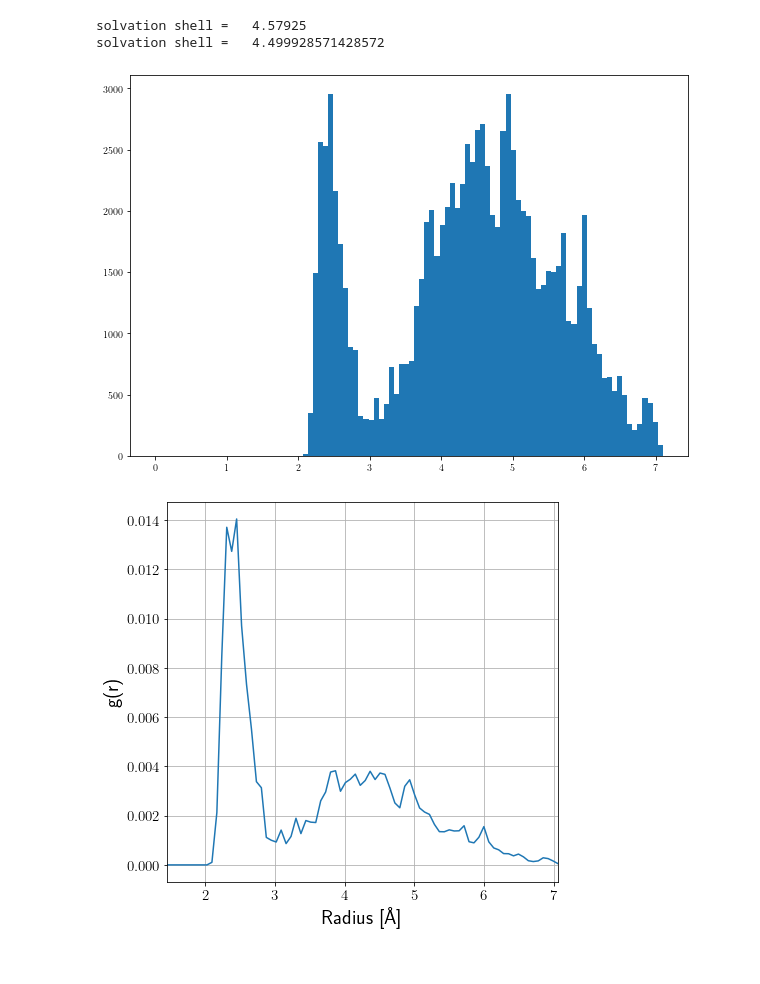
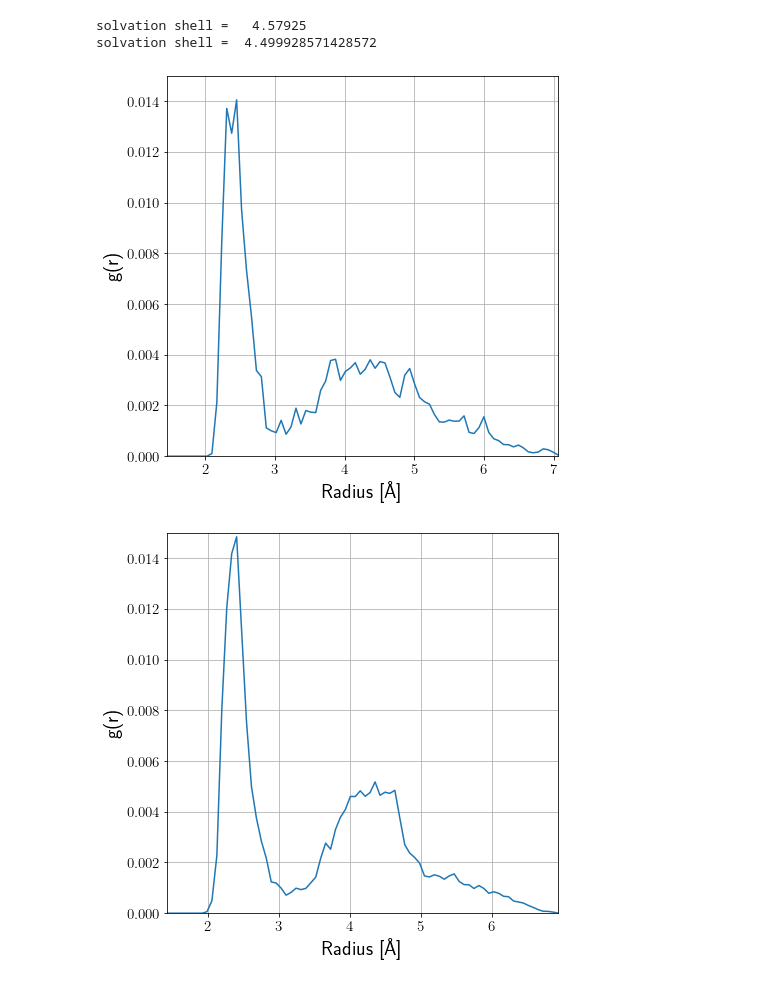
Before and after one commit to JeppJeppsson/CompMol, a Jupyter notebook: Assignment 3/T2_RDF.ipynb, the cells around one changed output. Saved outputs shown, nothing was run; the diff lists cells and outputs as text; code cells hidden in the pictures.

```diff
--- a/Assignment 3/T2_RDF.ipynb
+++ b/Assignment 3/T2_RDF.ipynb
@@ -2,11 +2,11 @@
 # Initialization
 import numpy as np
 import scipy as sp
-from ase import Atoms
+#from ase import Atoms
 from ase.io.trajectory import Trajectory
 from matplotlib import pyplot as plt
 
-plt.rcParams['text.usetex'] = True
+plt.rcParams['text.usetex'] = True # Allows for TeX in figures
 
 # Importing the trajectory
 traj = Trajectory('Data/Dynamics.traj')
@@ -27,9 +27,9 @@ for i in range(start_snap,stop_snap):
 distance_sum *= (len(traj))**-1
 distance_sum = np.sort(distance_sum)
 
-fig,ax = plt.subplots(figsize=(10,7))
+#fig,ax = plt.subplots(figsize=(10,7))
 
-plt.hist(distances,bins = 100)
+#plt.hist(distances,bins = 100)
 hist = np.histogram(distances,bins=100)
 
 dr = hist[1][1]-hist[1][0]
@@ -37,7 +37,7 @@ r = hist[1][1:]-dr/2
 dn_r = hist[0]/(stop_snap-start_snap)
 
 gPrime = dn_r*(4*np.pi*r**2*dr*particle_density)**-1
-g = dn_r*(dr)**-1
+#g = dn_r*(dr)**-1
 
 r_1 = 3
 r_2 = 8
@@ -50,9 +50,10 @@ ax.set_xlabel(r"Radius [Å]",fontsize=20)
 ax.set_ylabel(r"g(r)",fontsize=20)
 ax.tick_params(axis = 'both', labelsize = 15)
 ax.set_xlim([r[20],r[-1]])
+ax.set_ylim([0,.015])#1.05*np.amax(gPrime[20:])])
 ax.grid()
-plt.savefig(f'Figures/RDF ours.pdf',bbox_inches='tight')
-print("solvation shell =  ", sum(hist[0][:minimum])/(stop_snap-start_snap))
+#plt.savefig(f'Figures/RDF ours.pdf',bbox_inches='tight')
+print("solvation shell = ", sum(hist[0][:minimum])/(stop_snap-start_snap))
 
 
 #Parameters
@@ -70,9 +71,9 @@ for i in range(start_snap,stop_snap):
 distance_sum *= (len(traj_theirs))**-1
 distance_sum = np.sort(distance_sum)
 
-fig,ax = plt.subplots(figsize=(10,7))
+#fig,ax = plt.subplots(figsize=(10,7))
 
-plt.hist(distances,bins = 100)
+#plt.hist(distances,bins = 100)
 hist = np.histogram(distances,bins=100)
 
 dr = hist[1][1]-hist[1][0]
@@ -80,7 +81,7 @@ r = hist[1][1:]-dr/2
 dn_r = hist[0]/(stop_snap-start_snap)
 
 gPrime = dn_r*(4*np.pi*r**2*dr*particle_density)**-1
-g = dn_r*(dr)**-1
+#g = dn_r*(dr)**-1
 
 r_1 = 3
 r_2 = 8
@@ -93,8 +94,9 @@ ax.set_xlabel(r"Radius [Å]",fontsize=20)
 ax.set_ylabel(r"g(r)",fontsize=20)
 ax.tick_params(axis = 'both', labelsize = 15)
 ax.set_xlim([r[20],r[-1]])
+ax.set_ylim([0,.015])#1.05*np.amax(gPrime[20:])])
 ax.grid()
 plt.savefig(f'Figures/RDF theirs.pdf',bbox_inches='tight')
-print("solvation shell =  ", sum(hist[0][:minimum])/(stop_snap-start_snap))
+print("solvation shell = ", sum(hist[0][:minimum])/(stop_snap-start_snap))
 # %% [output]
 solvation shell =   4.57925
@@ -102,2 +104,2 @@ solvation shell =   4.499928571428572
-[figure, old version]
+[figure, new version]
-[figure, old version]
+[figure, new version]
```
Also changed, not shown: parts of 1 cell of this notebook, 10 other files.
